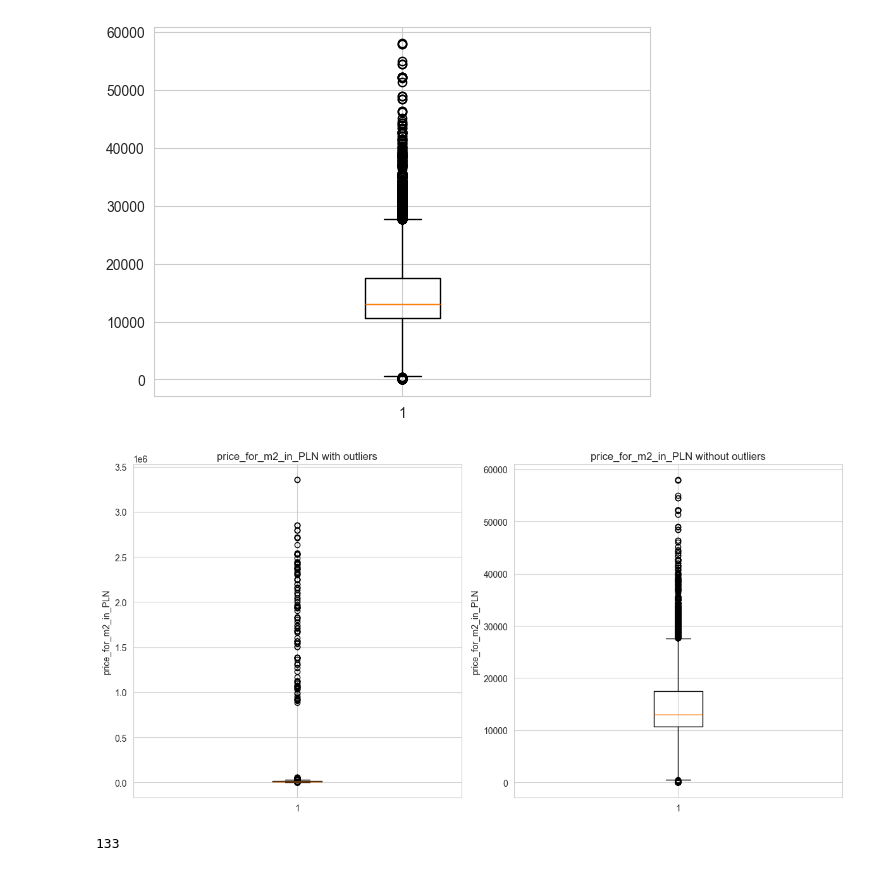
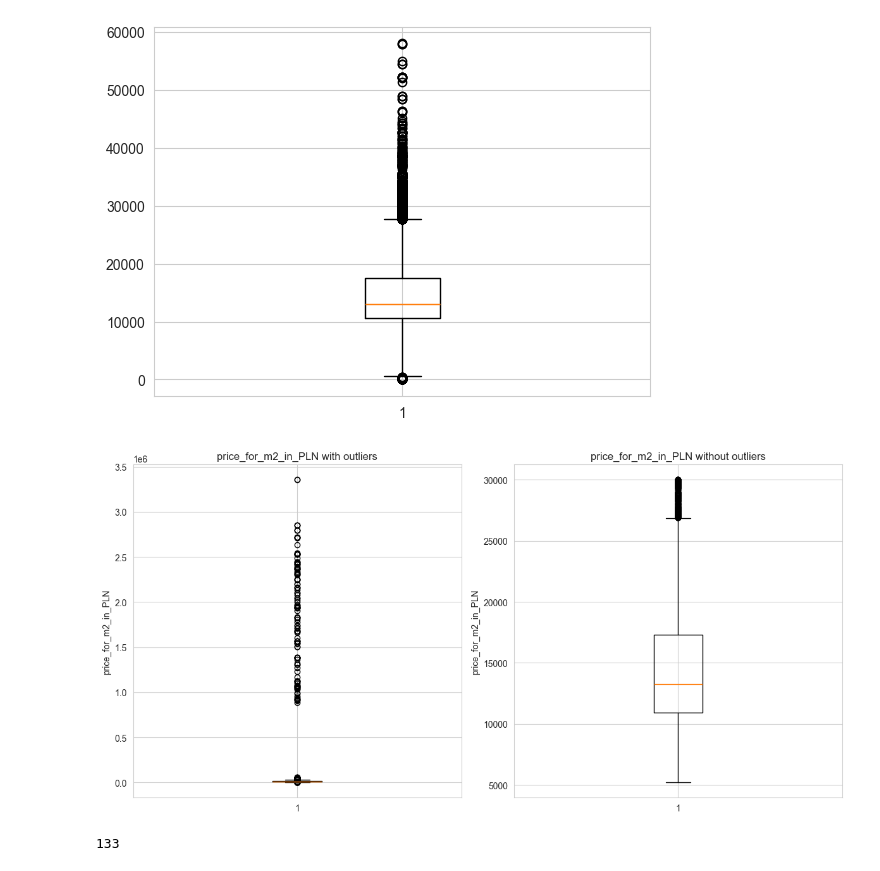
Before and after one commit to Krzy-Doma/Real_estate_price_forecasting, a Jupyter notebook: Cleaning Data/Cleaning_dataset.ipynb, the cells around one changed output. Cells and saved outputs as stored; diff of their text form; code cells hidden in the pictures.

```diff
--- a/Cleaning Data/Cleaning_dataset.ipynb
+++ b/Cleaning Data/Cleaning_dataset.ipynb
@@ -1055,16 +1055,20 @@ plt.boxplot(filtered['price_for_m2_in_PLN'])
  'means': []}
 [figure]
 # %%
+threshold_low = 5000
+threshold_high = 30000
+data = filtered[filtered['price_for_m2_in_PLN'] >= threshold_low]
+data = data[data['price_for_m2_in_PLN'] <= threshold_high]
 fig, axes = plt.subplots(nrows=1, ncols=2, figsize=(12,6))
 axes[0].boxplot(filtered_1['price_for_m2_in_PLN'])
 axes[0].set(title="price_for_m2_in_PLN with outliers", ylabel="price_for_m2_in_PLN")
-axes[1].boxplot(filtered['price_for_m2_in_PLN'])
+axes[1].boxplot(data['price_for_m2_in_PLN'])
 axes[1].set(title="price_for_m2_in_PLN without outliers", ylabel="price_for_m2_in_PLN")
 
 fig.tight_layout()
 plt.show()
 # %% [output]
-[figure, old version]
+[figure, new version]
 # %%
 len(outliers[0])
 # %% [output]
```
